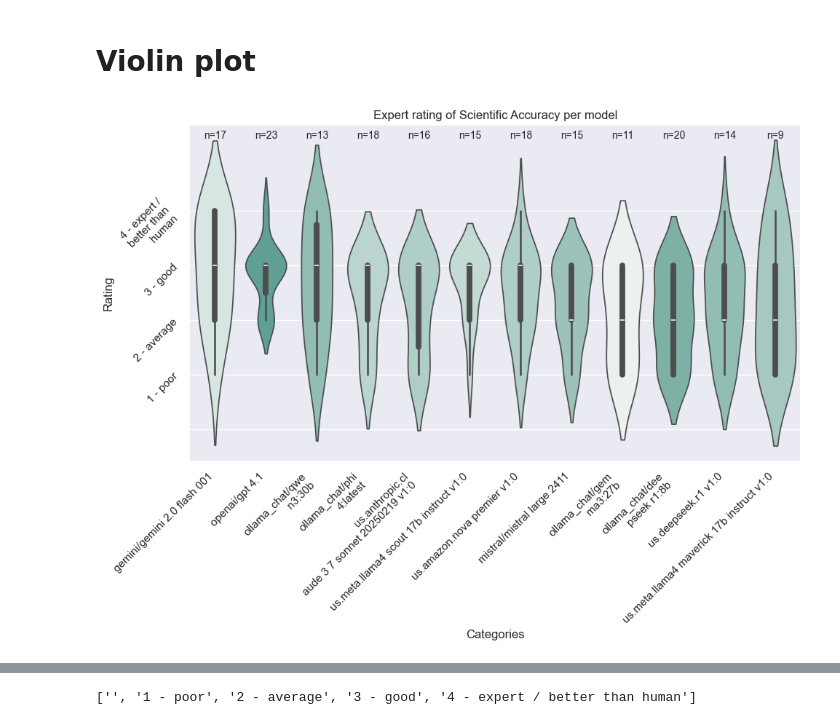
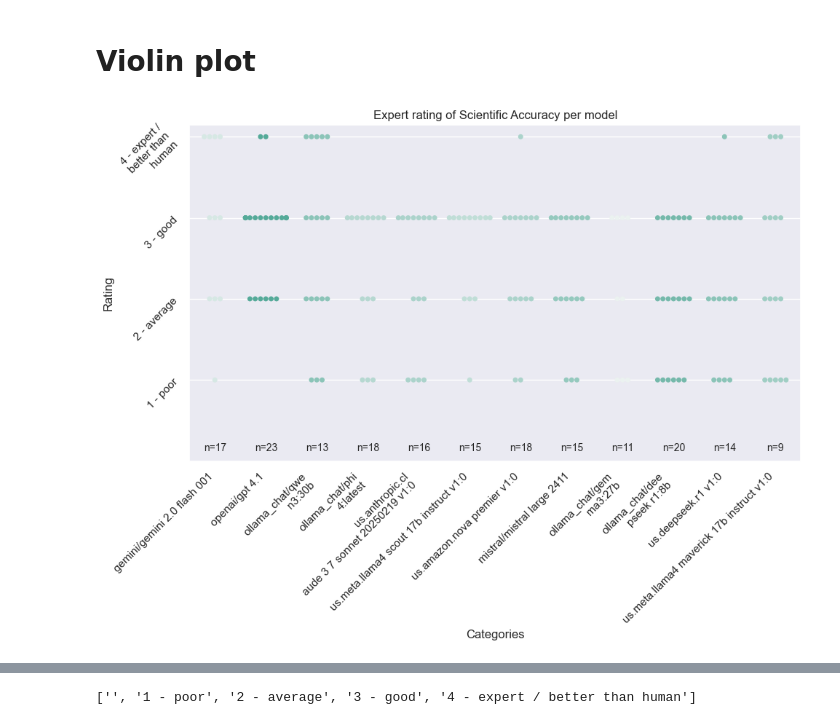
Before and after one commit to tur-ium/unep-life-cycle-assessment-ml-paper-evaluation, a Jupyter notebook: analysis_notebook_q2.ipynb, the cells around one changed output, grey strips where cells are left out. Drawn from its saved outputs; the diff is of its cells as text; code cells hidden in the pictures.

Commit message:
Try out a few different types of plots for q2 (scientific accuracy)

```diff
--- a/analysis_notebook_q2.ipynb
+++ b/analysis_notebook_q2.ipynb
@@ -301,34 +301,34 @@ def convert_dict_to_sorted_list(input_dict):
     sorted_keys = sorted(input_dict, key=input_dict.get)
     return sorted_keys
 ylabels_text = convert_dict_to_sorted_list(rating_description_to_number)
 ylabels_text.insert(0,'')
 # Violin Plot
 
 plt.figure(figsize=(12, 6))
 
 colors = sns.color_palette("light:#5A9", as_cmap=True)
 
-ax = sns.violinplot(x='#llm_model', y='T2_score', data=combined_final,order=list(model_t2_median.index),hue='data_points_per_model',palette=colors)
+ax = sns.swarmplot(x='#llm_model', y='T2_score', data=combined_final,order=list(model_t2_median.index),hue='data_points_per_model',palette=colors)
 plt.title('Expert rating of Scientific Accuracy per model')
 plt.xlabel('Categories')
 plt.ylabel('Rating')
 plt.yticks(np.arange(0,5,1), ylabels_text)
 
 # Rotate x-tick labels and adjust alignment
 plt.xticks(rotation=45, ha='right')
 wrap_labels(plt.gca(), width=15)
 
 
 # Add number of data points to each bar
 for i, model in enumerate(combined_final['#llm_model'].unique()):
     count = combined_final[combined_final['#llm_model'] == model]['T2_score'].count()
-    ax.text(i, ax.get_ylim()[1] - 0.1, f'n={count}', ha='center', va='top', fontsize=10)
+    ax.text(i, ax.get_ylim()[0] + 0.1, f'n={count}', ha='center', va='bottom', fontsize=10)
 
 ax.get_legend().remove()
 plt.subplots_adjust(left=0.15, right=0.85)
 plt.savefig(output_dir/f'{current_date}_q2_scientific_accuracy_per_model_violin.png')
 
 plt.show()
 # %% [output]
-[figure, old version]
+[figure, new version]
 # %%
```
Also changed, not shown: parts of 1 cell of this notebook, 1 other file.
